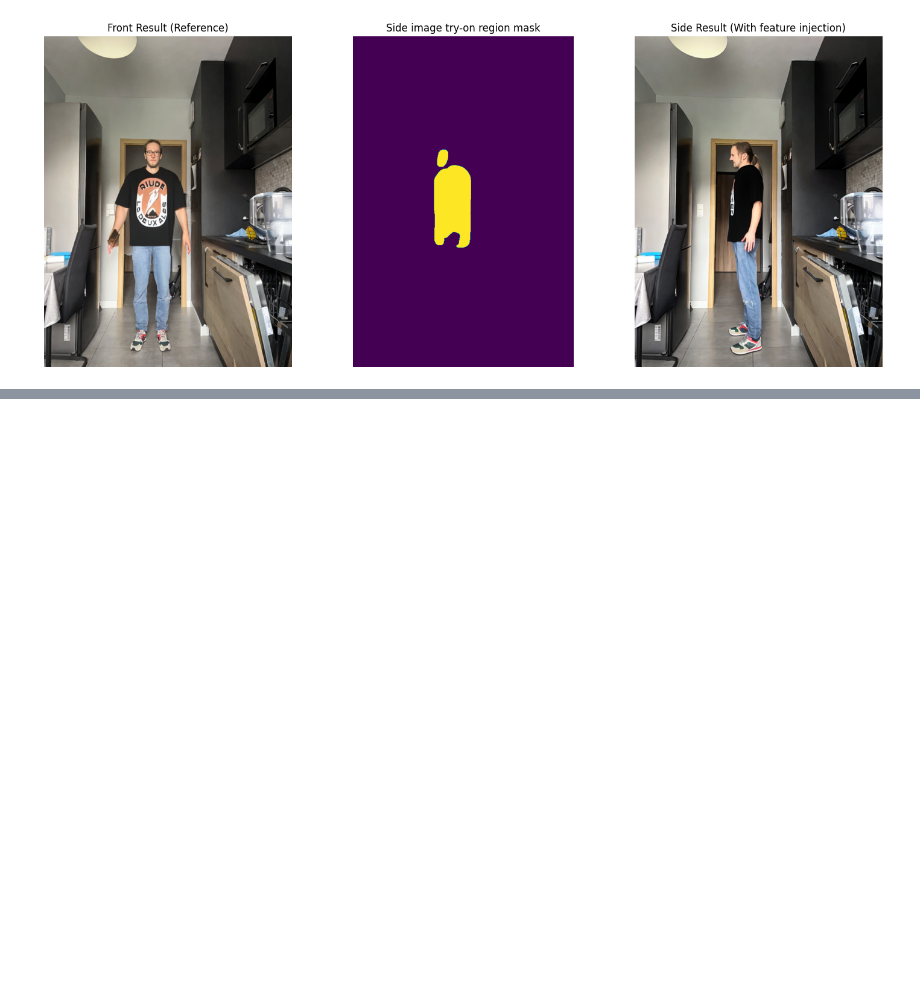
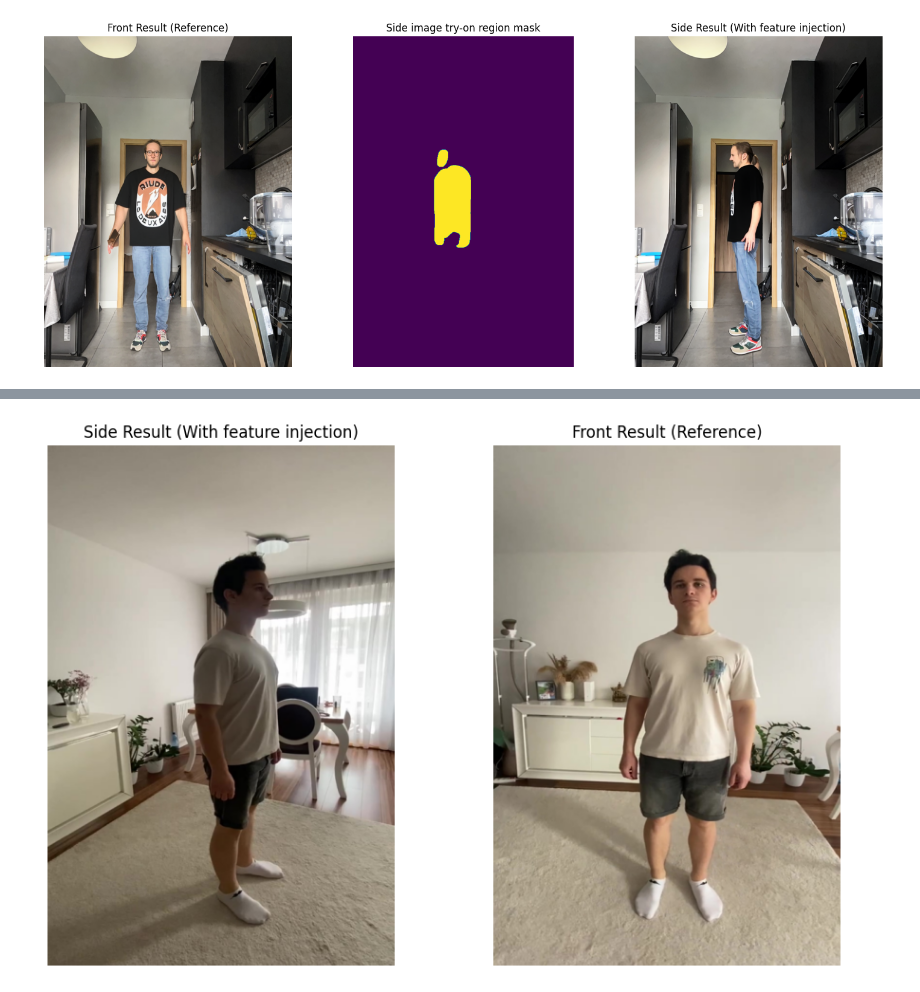
Before and after one commit to Eikthyrnir/CatVTON_3DGS, a Jupyter notebook: CatVTON_sandbox.ipynb, the cells around one changed output, grey strips where cells are left out. Saved outputs shown, nothing was run; the diff lists cells and outputs as text; code cells hidden in the pictures; blank space fills up the shorter version.

Commit message:
added vadim try-on pipeline

```diff
--- a/CatVTON_sandbox.ipynb
+++ b/CatVTON_sandbox.ipynb
@@ -436,0 +600,31 @@ plt.show()
+# %%
+# Image paths in Tim's google drive
+person_folder = "/content/gaussian-splatting/input/vadim/input"
+
+front_person_path = person_folder + "/0012.jpg"
+
+side_person_path  = person_folder + "/0001.jpg"
+
+# Load, rotate 90 degrees, and resize
+target_size = (512, 768)
+front_person_img = Image.open(front_person_path).convert("RGB").resize(target_size)
+side_person_img = Image.open(side_person_path).convert("RGB").resize(target_size)
+# %%
+%matplotlib inline
+import matplotlib.pyplot as plt
+
+fig, axs = plt.subplots(1, 2, figsize=(10, 6))
+
+
+axs[1].imshow(front_person_img)
+axs[1].set_title("Front Result (Reference)")
+axs[1].axis('off')
+
+axs[0].imshow(side_person_img)
+axs[0].set_title("Side Result (With feature injection)")
+axs[0].axis('off')
+
+plt.tight_layout()
+plt.show()
+# %% [output]
+[figure, added]
```
Also changed, not shown: parts of 17 cells of this notebook.
